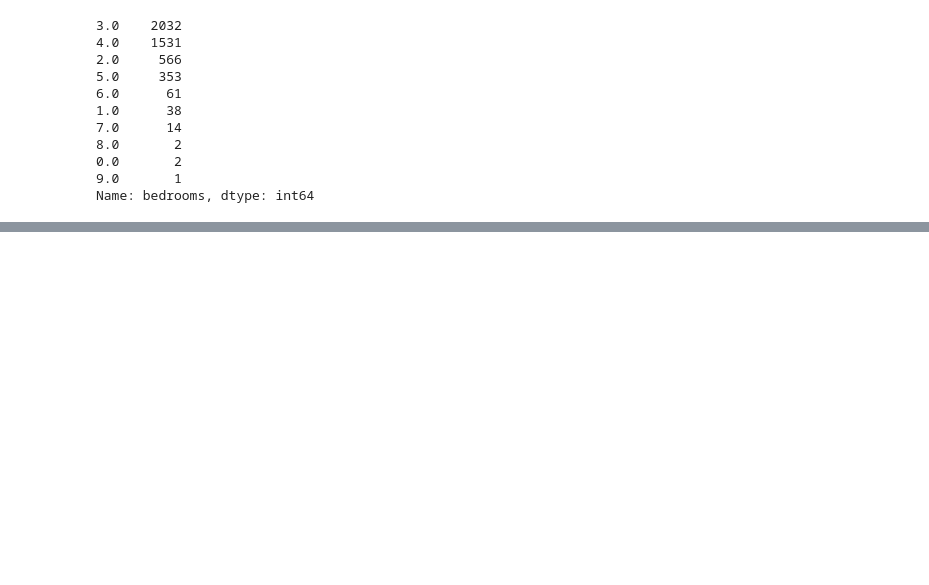
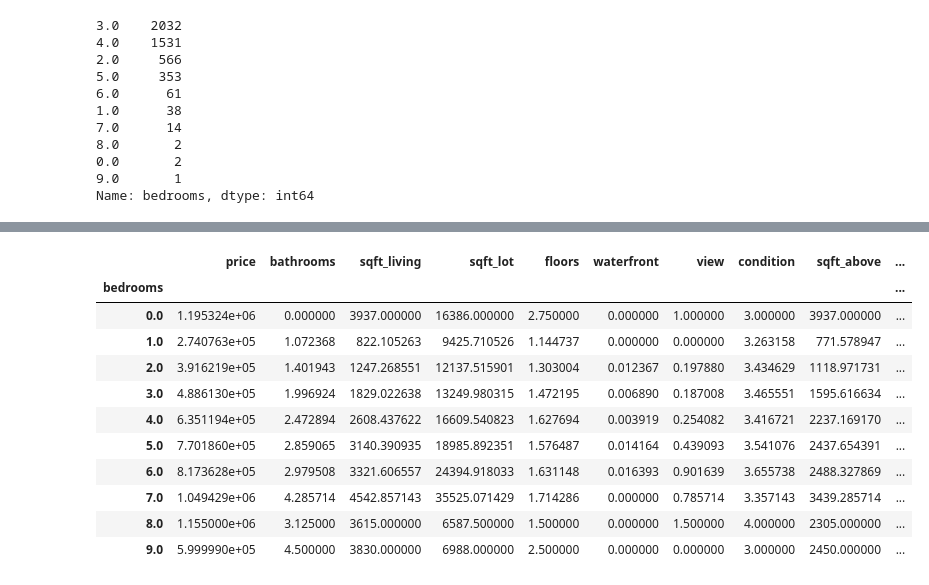
Before and after one commit to mclarin73/python_lessons, a Jupyter notebook: jupyter_file/mini_pet.ipynb, the cells around one changed output, grey strips where cells are left out. Cells and saved outputs as stored; diff of their text form; code cells hidden in the pictures; blank space fills up the shorter version.

```diff
--- a/jupyter_file/mini_pet.ipynb
+++ b/jupyter_file/mini_pet.ipynb
@@ -272,0 +341,15 @@ Name: bedrooms, dtype: int64
+# %%
+df.groupby('bedrooms').agg(np.average)
+# %% [output]
+|  | price | bathrooms | sqft_living | sqft_lot | floors | waterfront | view | condition | sqft_above | ... |
+| bedrooms |  |  |  |  |  |  |  |  |  | ... |
+| 0.0 | 1.195324e+06 | 0.000000 | 3937.000000 | 16386.000000 | 2.750000 | 0.000000 | 1.000000 | 3.000000 | 3937.000000 | ... |
+| 1.0 | 2.740763e+05 | 1.072368 | 822.105263 | 9425.710526 | 1.144737 | 0.000000 | 0.000000 | 3.263158 | 771.578947 | ... |
+| 2.0 | 3.916219e+05 | 1.401943 | 1247.268551 | 12137.515901 | 1.303004 | 0.012367 | 0.197880 | 3.434629 | 1118.971731 | ... |
+| 3.0 | 4.886130e+05 | 1.996924 | 1829.022638 | 13249.980315 | 1.472195 | 0.006890 | 0.187008 | 3.465551 | 1595.616634 | ... |
+| 4.0 | 6.351194e+05 | 2.472894 | 2608.437622 | 16609.540823 | 1.627694 | 0.003919 | 0.254082 | 3.416721 | 2237.169170 | ... |
+| 5.0 | 7.701860e+05 | 2.859065 | 3140.390935 | 18985.892351 | 1.576487 | 0.014164 | 0.439093 | 3.541076 | 2437.654391 | ... |
+| 6.0 | 8.173628e+05 | 2.979508 | 3321.606557 | 24394.918033 | 1.631148 | 0.016393 | 0.901639 | 3.655738 | 2488.327869 | ... |
+| 7.0 | 1.049429e+06 | 4.285714 | 4542.857143 | 35525.071429 | 1.714286 | 0.000000 | 0.785714 | 3.357143 | 3439.285714 | ... |
+| 8.0 | 1.155000e+06 | 3.125000 | 3615.000000 | 6587.500000 | 1.500000 | 0.000000 | 1.500000 | 4.000000 | 2305.000000 | ... |
+| 9.0 | 5.999990e+05 | 4.500000 | 3830.000000 | 6988.000000 | 2.500000 | 0.000000 | 0.000000 | 3.000000 | 2450.000000 | ... |
```
Also changed, not shown: parts of 16 cells of this notebook, 2 other files.
